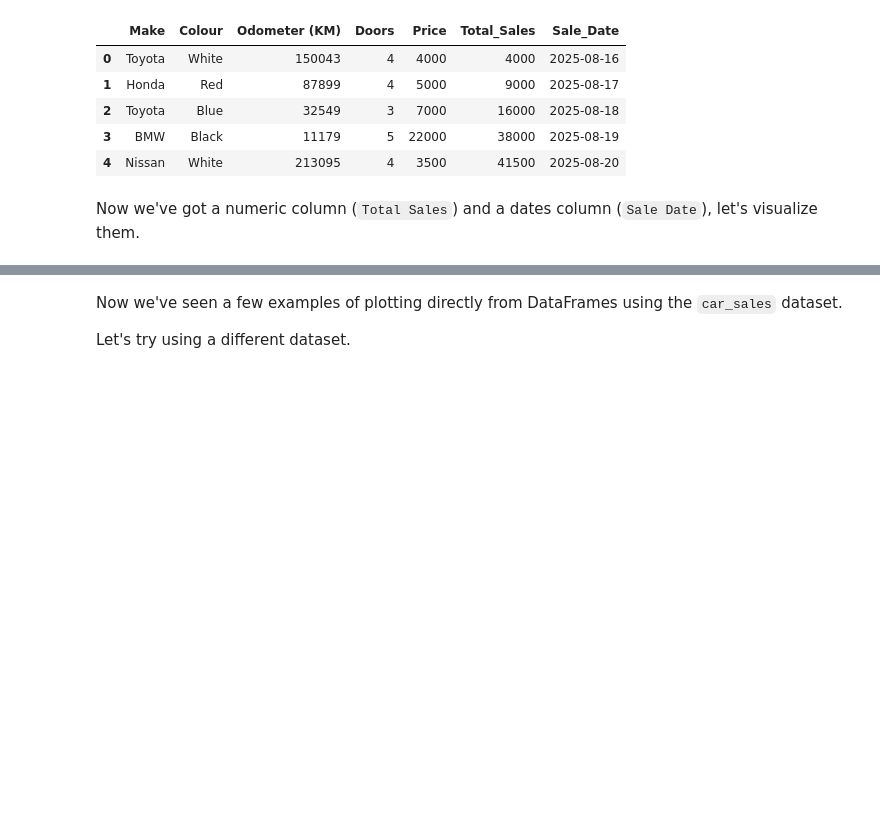
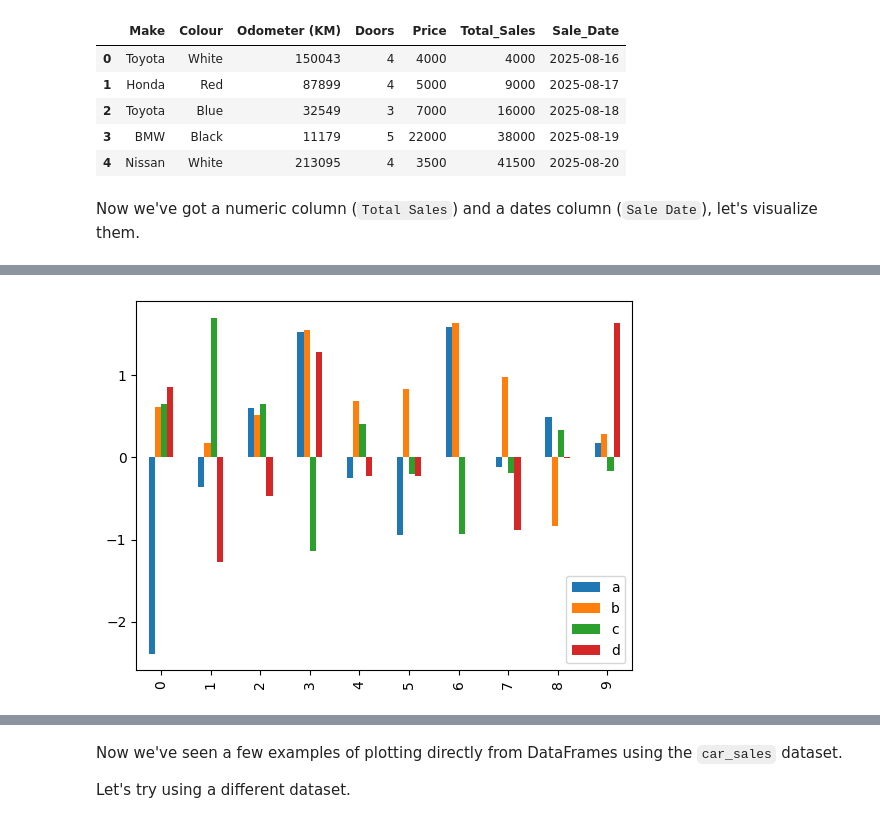
Before and after one commit to ahmeddiab1234/IEEE-CS--Amabsseador-AI-25, a Jupyter notebook: Task_09/matplotlib-exercises.ipynb, the cells around one changed output, grey strips where cells are left out. Cells and saved outputs as stored; diff of their text form; code cells hidden in the pictures; blank space fills up the shorter version.

```diff
--- a/Task_09/matplotlib-exercises.ipynb
+++ b/Task_09/matplotlib-exercises.ipynb
@@ -320,10 +326,14 @@ Now we've got a numeric column (`Total Sales`) and a dates column (`Sale Date`),
 # %%
 # Create a NumPy array of random numbers of size (10, 4) and save it to X
-
+x = np.random.randn(10,4)
 
 # Turn the NumPy array X into a DataFrame with columns called ['a', 'b', 'c', 'd']
+x_data = pd.DataFrame(x, columns=['a','b','c','d'])
 
-
-# Create a bar graph of the DataFrame
+# Create a bar graph of the DataFram
+x_data[['a', 'b','c','d']].plot(kind='bar')
+plt.show()
+# %% [output]
+[figure, added]
 # %%
 # Create a bar graph of the 'Make' and 'Odometer (KM)' columns in the car_sales DataFrame
```
Also changed, not shown: parts of 20 cells of this notebook, 1 other file.
